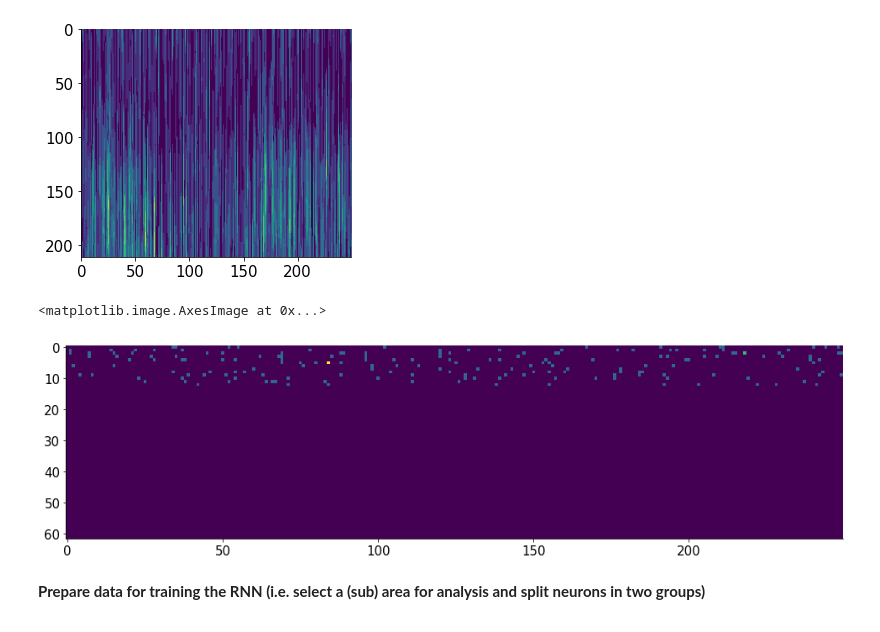
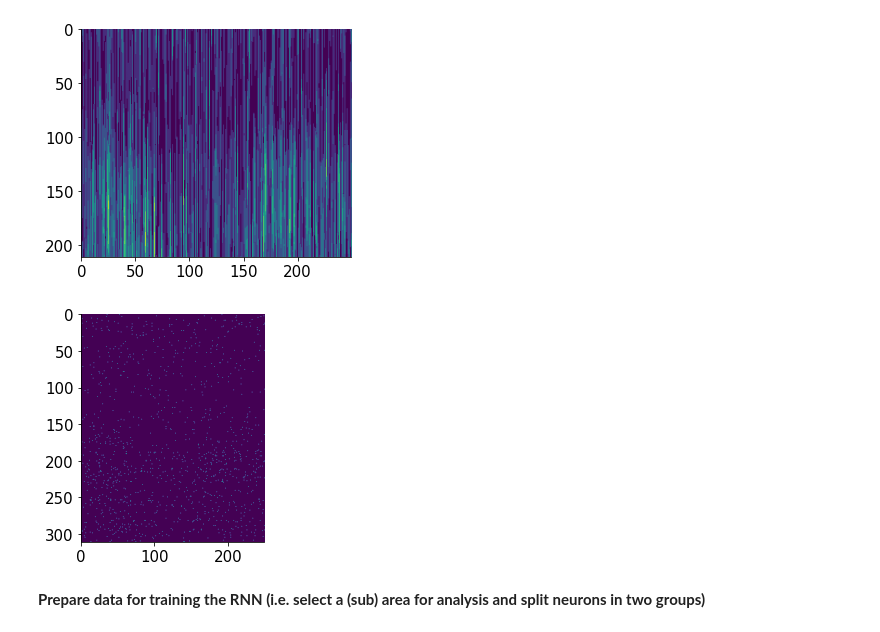
Before and after one commit to michele1993/NMA_latentDynamics, a Jupyter notebook: Copy_of_load_steinmetz_decisions.ipynb, the cells around one changed output. Cells and saved outputs as stored; diff of their text form; code cells hidden in the pictures.

```diff
--- a/Copy_of_load_steinmetz_decisions.ipynb
+++ b/Copy_of_load_steinmetz_decisions.ipynb
@@ -228,14 +230,20 @@ plt.imshow(spike_rate[ex_unit, :, :])
 # %%
 new_data = compute_frequency(r_data,n_aver_trials=5,time_bin =0.01)
 
-fig = plt.figure(111)
-ax = fig.add_subplot()
+fig = plt.figure(112)
+ax1 = fig.add_subplot()
 
-ax.imshow(new_data[ex_unit, :, :])
+ax1.imshow(new_data[ex_unit, :, :])
+
+ax2 = fig.add_subplot()
+
+ax2.imshow(r_data[ex_unit, :, :])
+
+plt.show()
+
 #ax.set_ylim(0, 2)
 # %% [output]
-<matplotlib.image.AxesImage at 0x...>
-[figure, old version]
+[figure, new version]
 # %% [markdown]
 **Prepare data for training the RNN (i.e. select a (sub) area for analysis and split neurons in two groups)**
 # %%
```
Also changed, not shown: parts of 10 cells of this notebook.
